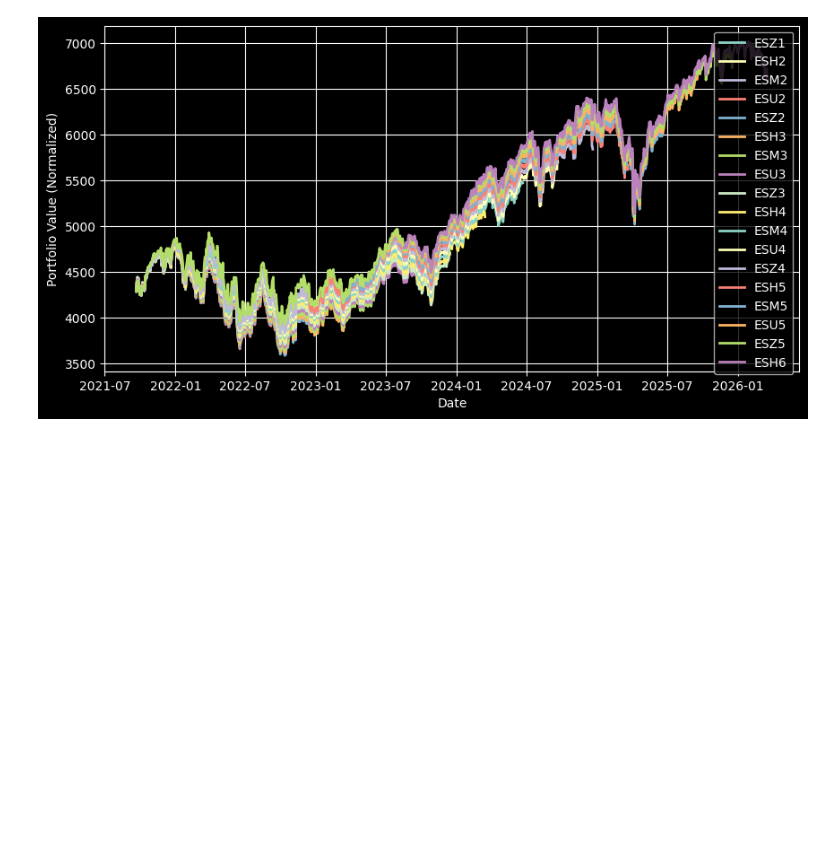
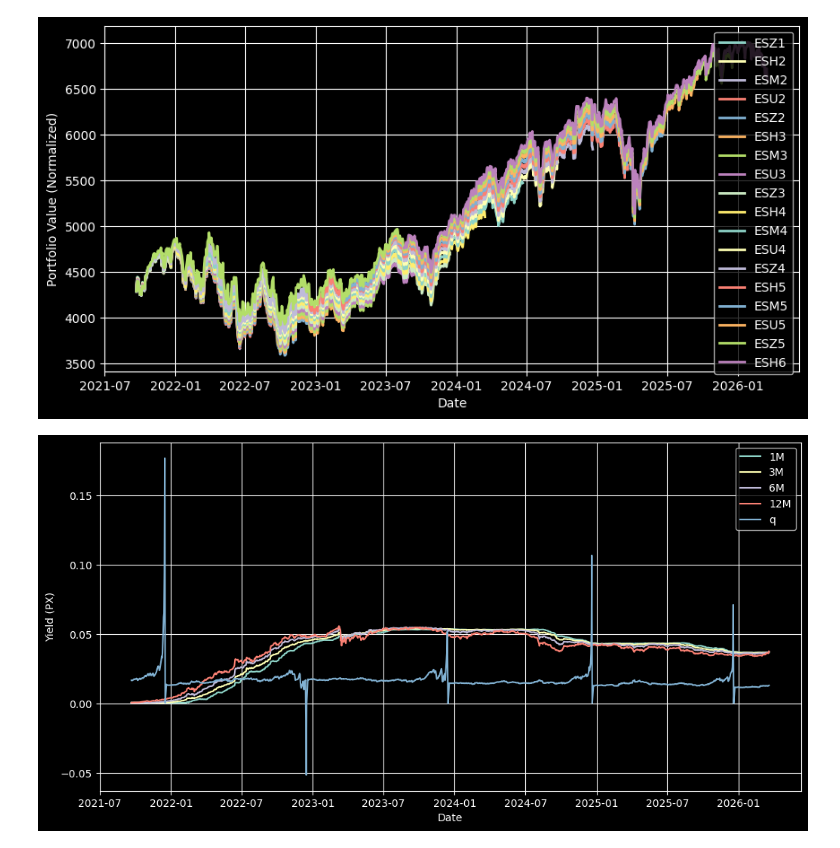
Before and after one commit to JohnnyTung123/Future-Rolling-Strategy, a Jupyter notebook: code/researcher.ipynb, the cells around one changed output. Saved outputs shown, nothing was run; the diff lists cells and outputs as text; code cells hidden in the pictures; blank space fills up the shorter version.

```diff
--- a/code/backtester.ipynb
+++ b/code/researcher.ipynb
@@ -258,3 +257,22 @@ for date in fut_price.index:
         current_contract = far  # roll
 
     positions.loc[date, current_contract] = 1
+# %%
+# interest rate and dividend yield
+plt.figure(figsize=(12, 6))
+
+for m in ['1M', '3M', '6M', '12M', 'q']:
+    plt.plot(
+        analysis_df.index,
+        analysis_df['PX'][m],
+        label=m
+    )
+
+plt.xlabel("Date")
+plt.ylabel("Yield (PX)")
+plt.legend()
+plt.grid(True)
+
+plt.show()
+# %% [output]
+[figure, added]
```
Also changed, not shown: parts of 4 cells of this notebook, 3 other files.
